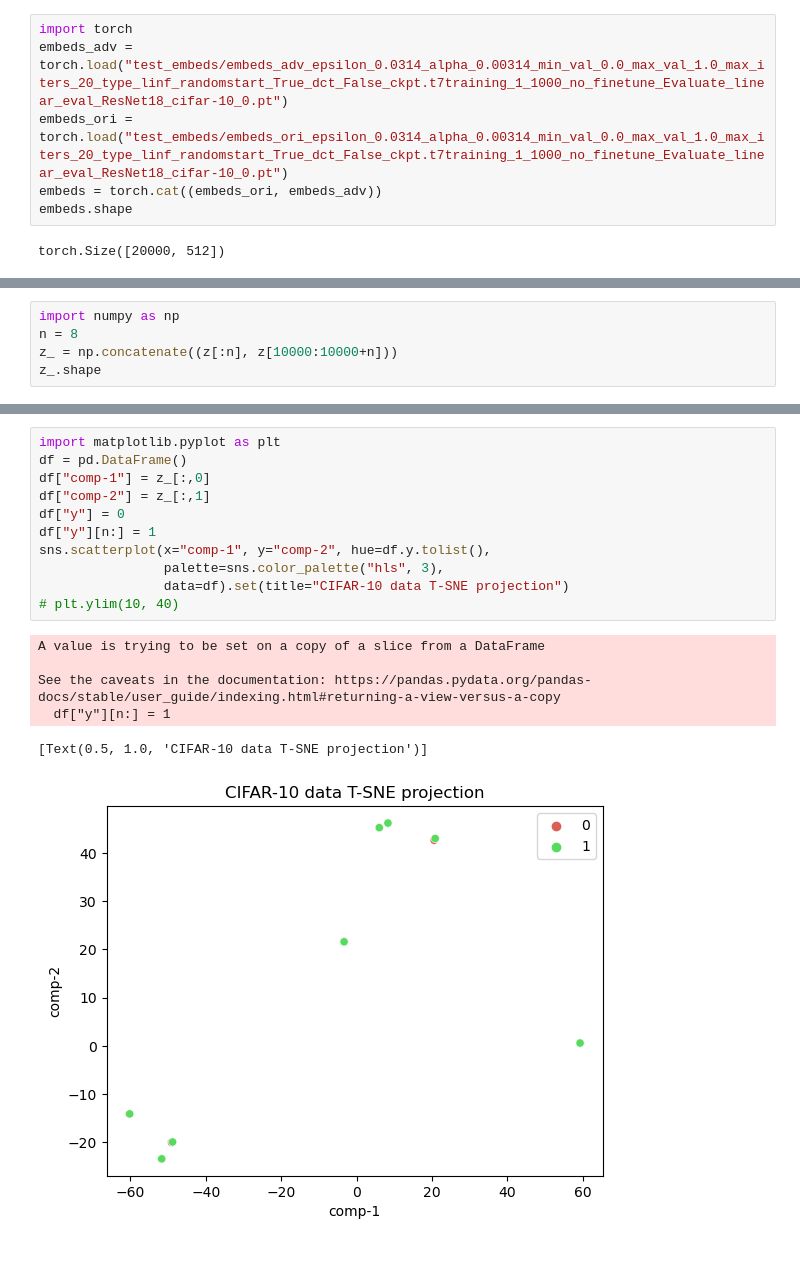
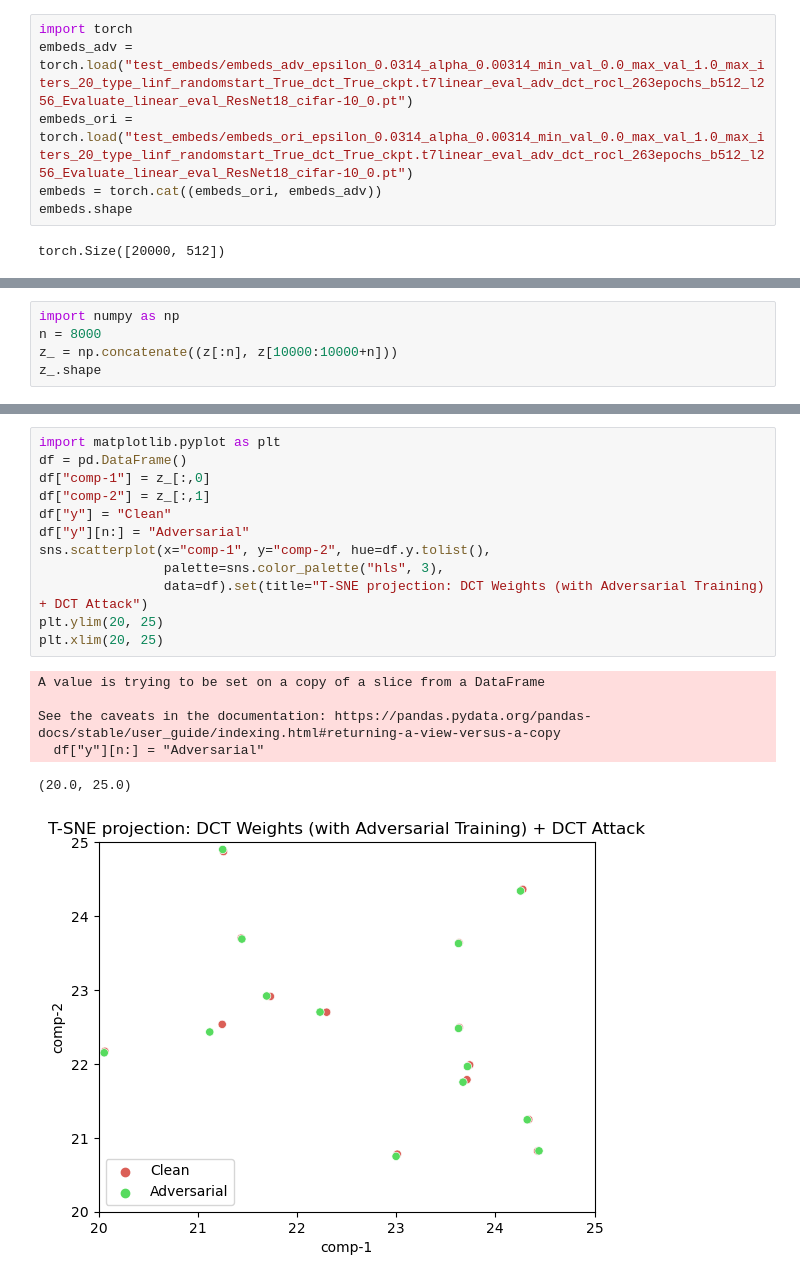
Before and after one commit to rogerjin72/10-617-Project, a Jupyter notebook: code/tsne.ipynb, the cells around one changed output, grey strips where cells are left out. Drawn from its saved outputs; the diff is of its cells as text.

```diff
--- a/code/tsne.ipynb
+++ b/code/tsne.ipynb
@@ -33,7 +22,7 @@ sns.scatterplot(x="comp-1", y="comp-2", hue=df.y.tolist(),
 # %%
 import torch
-embeds_adv = torch.load("test_embeds/embeds_adv_epsilon_0.0314_alpha_0.00314_min_val_0.0_max_val_1.0_max_iters_20_type_linf_randomstart_True_dct_False_ckpt.t7training_1_1000_no_finetune_Evaluate_linear_eval_ResNet18_cifar-10_0.pt")
-embeds_ori = torch.load("test_embeds/embeds_ori_epsilon_0.0314_alpha_0.00314_min_val_0.0_max_val_1.0_max_iters_20_type_linf_randomstart_True_dct_False_ckpt.t7training_1_1000_no_finetune_Evaluate_linear_eval_ResNet18_cifar-10_0.pt")
+embeds_adv = torch.load("test_embeds/embeds_adv_epsilon_0.0314_alpha_0.00314_min_val_0.0_max_val_1.0_max_iters_20_type_linf_randomstart_True_dct_True_ckpt.t7linear_eval_adv_dct_rocl_263epochs_b512_l256_Evaluate_linear_eval_ResNet18_cifar-10_0.pt")
+embeds_ori = torch.load("test_embeds/embeds_ori_epsilon_0.0314_alpha_0.00314_min_val_0.0_max_val_1.0_max_iters_20_type_linf_randomstart_True_dct_True_ckpt.t7linear_eval_adv_dct_rocl_263epochs_b512_l256_Evaluate_linear_eval_ResNet18_cifar-10_0.pt")
 embeds = torch.cat((embeds_ori, embeds_adv))
 embeds.shape
 # %% [output]
@@ -62,6 +51,6 @@ z = tsne.fit_transform(embeds.detach().cpu().numpy())
 # %%
 import numpy as np
-n = 8
+n = 8000
 z_ = np.concatenate((z[:n], z[10000:10000+n]))
 z_.shape
 # %% [output]
@@ -69,18 +58,19 @@ z_.shape
 # %%
 import matplotlib.pyplot as plt
 df = pd.DataFrame()
 df["comp-1"] = z_[:,0]
 df["comp-2"] = z_[:,1]
-df["y"] = 0
-df["y"][n:] = 1
+df["y"] = "Clean"
+df["y"][n:] = "Adversarial"
 sns.scatterplot(x="comp-1", y="comp-2", hue=df.y.tolist(),
                 palette=sns.color_palette("hls", 3),
-                data=df).set(title="CIFAR-10 data T-SNE projection")
-# plt.ylim(10, 40)
+                data=df).set(title="T-SNE projection: DCT Weights (with Adversarial Training) + DCT Attack")
+plt.ylim(20, 25)
+plt.xlim(20, 25)
 # %% [output]
 A value is trying to be set on a copy of a slice from a DataFrame
 
 See the caveats in the documentation: https://pandas.pydata.org/pandas-docs/stable/user_guide/indexing.html#returning-a-view-versus-a-copy
-  df["y"][n:] = 1
+  df["y"][n:] = "Adversarial"
-[Text(0.5, 1.0, 'CIFAR-10 data T-SNE projection')]
+(20.0, 25.0)
-[figure, old version]
+[figure, new version]
```
Also changed, not shown: parts of 11 cells of this notebook, 21 other files.
